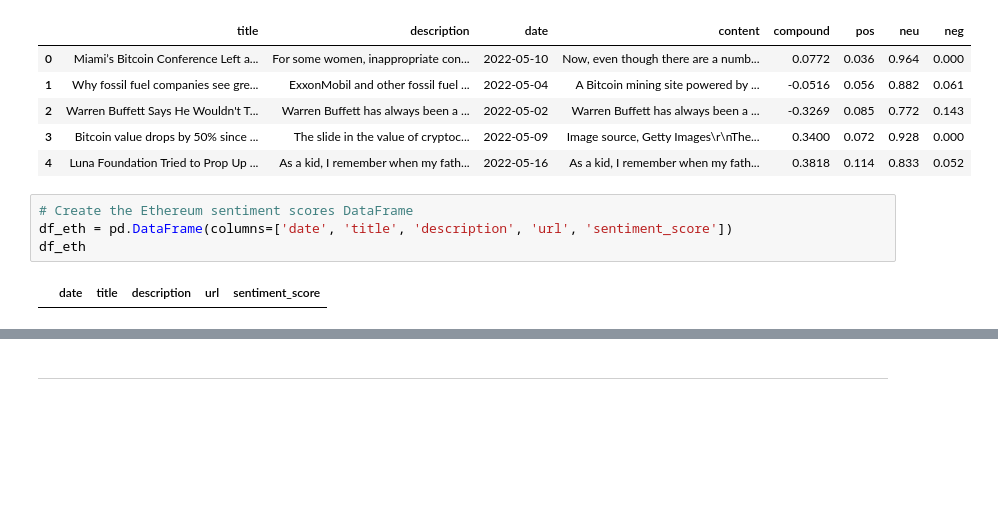
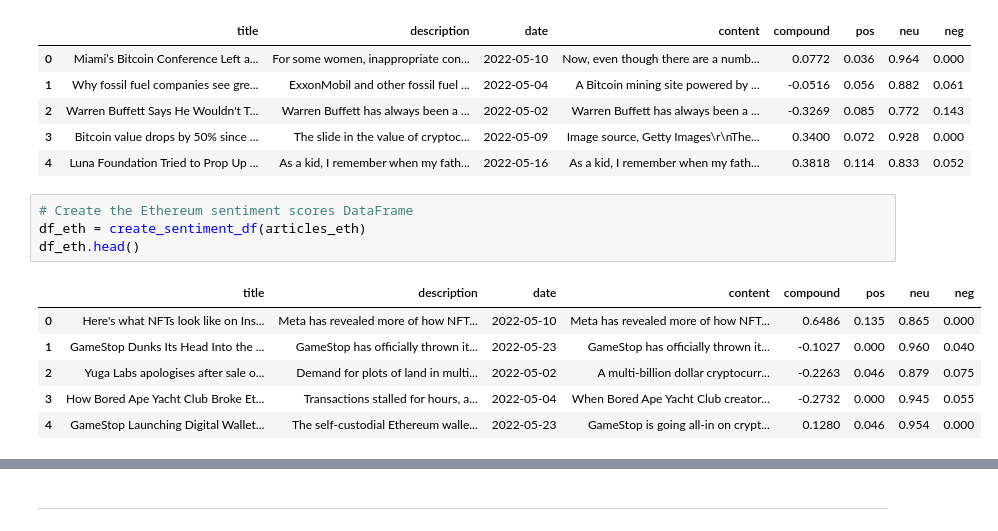
Before and after one commit to majikthise911/NLP_Sentiment_Analysis_BTC-ETH, a Jupyter notebook: Code/crypto_sentiment.ipynb, the cells around one changed output, grey strips where cells are left out. Saved outputs shown, nothing was run; the diff lists cells and outputs as text; blank space fills up the shorter version.

```diff
--- a/Code/crypto_sentiment.ipynb
+++ b/Code/crypto_sentiment.ipynb
@@ -110,9 +112,14 @@ df_btc.head()
 | 4 | Luna Foundation Tried to Prop Up ... | As a kid, I remember when my fath... | 2022-05-16 | As a kid, I remember when my fath... | 0.3818 | 0.114 | 0.833 | 0.052 |
 # %%
 # Create the Ethereum sentiment scores DataFrame
-df_eth = pd.DataFrame(columns=['date', 'title', 'description', 'url', 'sentiment_score'])
-df_eth
+df_eth = create_sentiment_df(articles_eth)
+df_eth.head()
 # %% [output]
-|  | date | title | description | url | sentiment_score |
+|  | title | description | date | content | compound | pos | neu | neg |
+| 0 | Here's what NFTs look like on Ins... | Meta has revealed more of how NFT... | 2022-05-10 | Meta has revealed more of how NFT... | 0.6486 | 0.135 | 0.865 | 0.000 |
+| 1 | GameStop Dunks Its Head Into the ... | GameStop has officially thrown it... | 2022-05-23 | GameStop has officially thrown it... | -0.1027 | 0.000 | 0.960 | 0.040 |
+| 2 | Yuga Labs apologises after sale o... | Demand for plots of land in multi... | 2022-05-02 | A multi-billion dollar cryptocurr... | -0.2263 | 0.046 | 0.879 | 0.075 |
+| 3 | How Bored Ape Yacht Club Broke Et... | Transactions stalled for hours, a... | 2022-05-04 | When Bored Ape Yacht Club creator... | -0.2732 | 0.000 | 0.945 | 0.055 |
+| 4 | GameStop Launching Digital Wallet... | The self-custodial Ethereum walle... | 2022-05-23 | GameStop is going all-in on crypt... | 0.1280 | 0.046 | 0.954 | 0.000 |
 # %%
 # Describe the Bitcoin Sentiment
```
Also changed, not shown: parts of 29 cells of this notebook, 1 other file.
